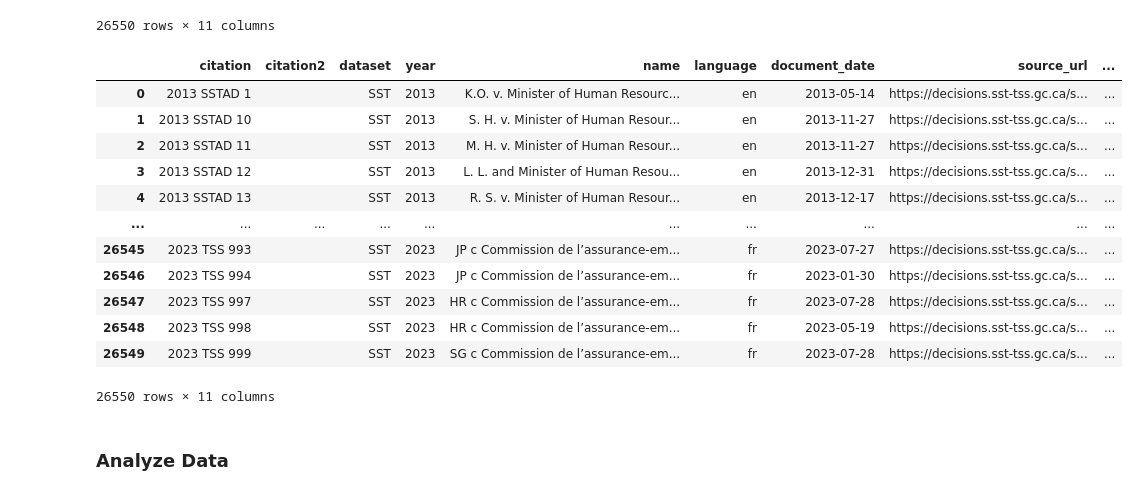
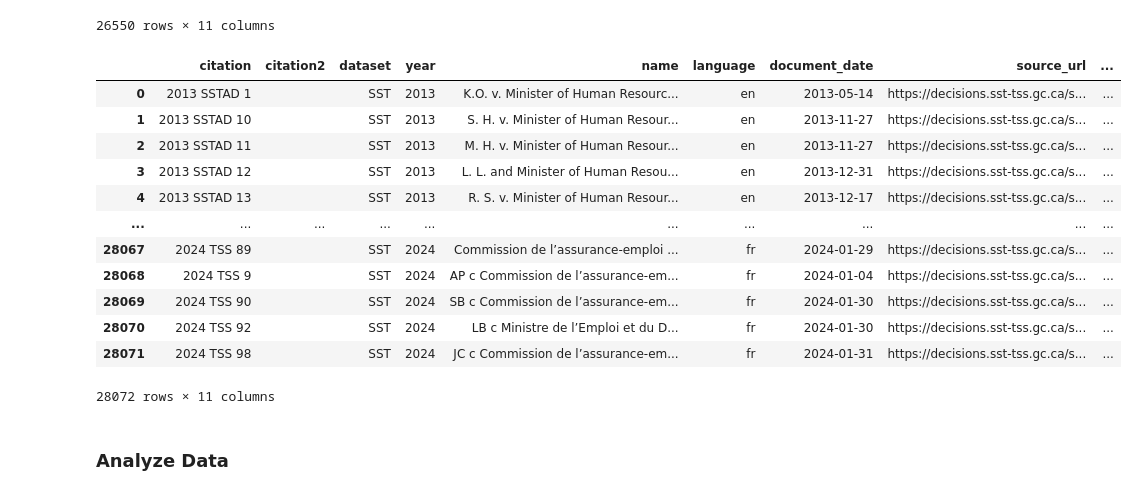
Before and after one commit to Refugee-Law-Lab/sst_bulk_data, a Jupyter notebook: load_and_analyze_sst_cases.ipynb, the cells around one changed output. Drawn from its saved outputs; the diff is of its cells as text; code cells hidden in the pictures.

```diff
--- a/load_and_analyze_sst_cases.ipynb
+++ b/load_and_analyze_sst_cases.ipynb
@@ -113,7 +113,7 @@ import requests
 
 # Set variables
 start_year = 2013  # First year of data sought (2013 +)
-end_year = 2023  # Last year of data sought (2023 -)
+end_year = 2024  # Last year of data sought (2023 -)
 
 base_ulr = 'https://raw.githubusercontent.com/Refugee-Law-Lab/sst_bulk_data/master/DATA/YEARLY/'
 
@@ -148,40 +148,40 @@ df
 # Then run this code to load data
 
 import pandas as pd
 import json
 import pathlib
 
 # Set variables
 start_year = 2013  # First year of data sought (2013 +)
-end_year = 2023  # Last year of data sought (2023 -)
+end_year = 2024  # Last year of data sought (2023 -)
 
 # Set path to data
 data_path = pathlib.Path('DATA/YEARLY/')
 
 # load data
 results = []
 for year in range(start_year, end_year+1):
     with open(data_path / f'{year}.json') as f:
         results.extend(json.load(f))
 
 # convert to dataframe
 df = pd.DataFrame(results)
 
 df
 # %% [output]
 |  | citation | citation2 | dataset | year | name | language | document_date | source_url | ... |
 | 0 | 2013 SSTAD 1 |  | SST | 2013 | K.O. v. Minister of Human Resourc... | en | 2013-05-14 | https://decisions.sst-tss.gc.ca/s... | ... |
 | 1 | 2013 SSTAD 10 |  | SST | 2013 | S. H. v. Minister of Human Resour... | en | 2013-11-27 | https://decisions.sst-tss.gc.ca/s... | ... |
 | 2 | 2013 SSTAD 11 |  | SST | 2013 | M. H. v. Minister of Human Resour... | en | 2013-11-27 | https://decisions.sst-tss.gc.ca/s... | ... |
 | 3 | 2013 SSTAD 12 |  | SST | 2013 | L. L. and Minister of Human Resou... | en | 2013-12-31 | https://decisions.sst-tss.gc.ca/s... | ... |
 | 4 | 2013 SSTAD 13 |  | SST | 2013 | R. S. v. Minister of Human Resour... | en | 2013-12-17 | https://decisions.sst-tss.gc.ca/s... | ... |
 | ... | ... | ... | ... | ... | ... | ... | ... | ... | ... |
-| 26545 | 2023 TSS 993 |  | SST | 2023 | JP c Commission de l’assurance-em... | fr | 2023-07-27 | https://decisions.sst-tss.gc.ca/s... | ... |
-| 26546 | 2023 TSS 994 |  | SST | 2023 | JP c Commission de l’assurance-em... | fr | 2023-01-30 | https://decisions.sst-tss.gc.ca/s... | ... |
-| 26547 | 2023 TSS 997 |  | SST | 2023 | HR c Commission de l’assurance-em... | fr | 2023-07-28 | https://decisions.sst-tss.gc.ca/s... | ... |
-| 26548 | 2023 TSS 998 |  | SST | 2023 | HR c Commission de l’assurance-em... | fr | 2023-05-19 | https://decisions.sst-tss.gc.ca/s... | ... |
-| 26549 | 2023 TSS 999 |  | SST | 2023 | SG c Commission de l’assurance-em... | fr | 2023-07-28 | https://decisions.sst-tss.gc.ca/s... | ... |
+| 28067 | 2024 TSS 89 |  | SST | 2024 | Commission de l’assurance-emploi ... | fr | 2024-01-29 | https://decisions.sst-tss.gc.ca/s... | ... |
+| 28068 | 2024 TSS 9 |  | SST | 2024 | AP c Commission de l’assurance-em... | fr | 2024-01-04 | https://decisions.sst-tss.gc.ca/s... | ... |
+| 28069 | 2024 TSS 90 |  | SST | 2024 | SB c Commission de l’assurance-em... | fr | 2024-01-30 | https://decisions.sst-tss.gc.ca/s... | ... |
+| 28070 | 2024 TSS 92 |  | SST | 2024 | LB c Ministre de l’Emploi et du D... | fr | 2024-01-30 | https://decisions.sst-tss.gc.ca/s... | ... |
+| 28071 | 2024 TSS 98 |  | SST | 2024 | JC c Commission de l’assurance-em... | fr | 2024-01-31 | https://decisions.sst-tss.gc.ca/s... | ... |
-26550 rows × 11 columns
+28072 rows × 11 columns
 # %% [markdown]
 ### Analyze Data
 # %%
```
Also changed, not shown: parts of 4 cells of this notebook, 16 other files.
